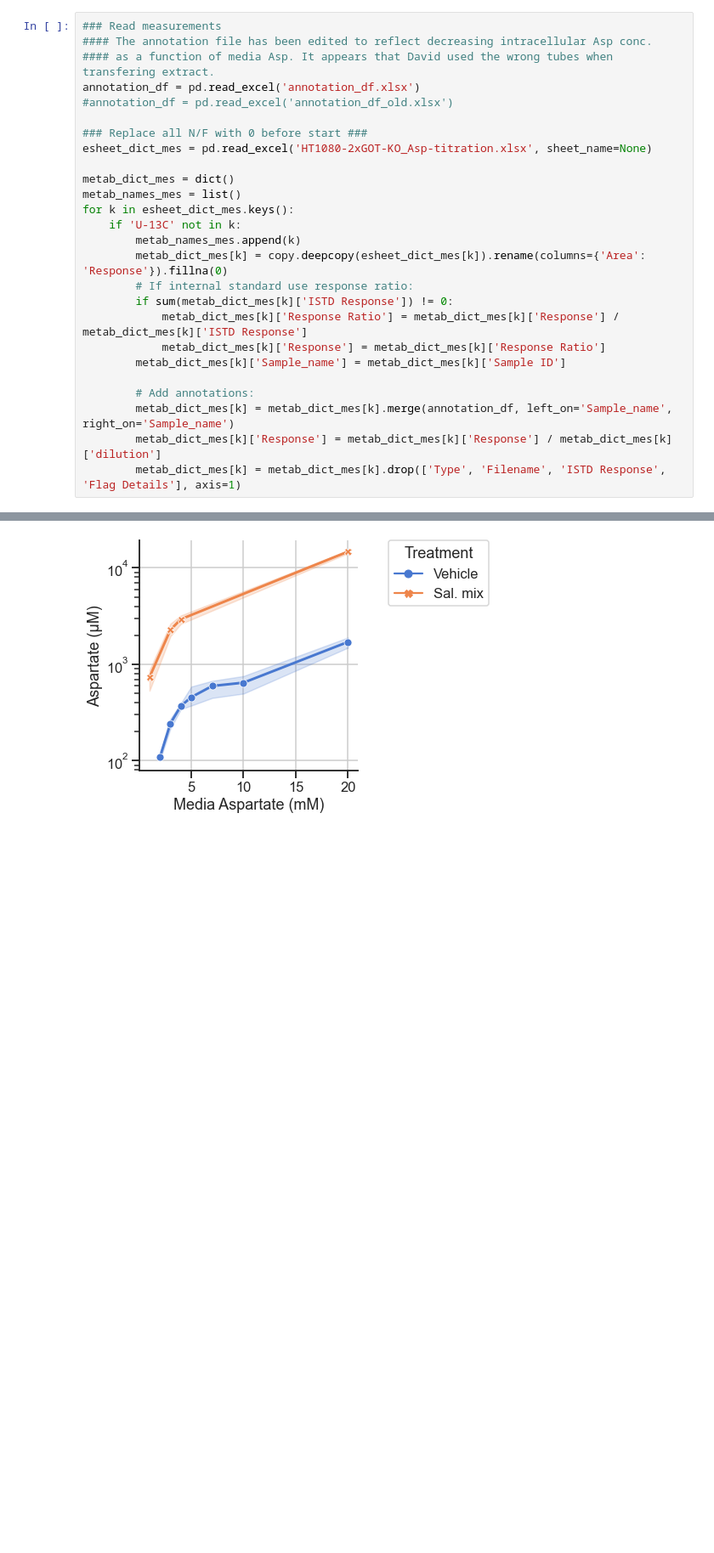
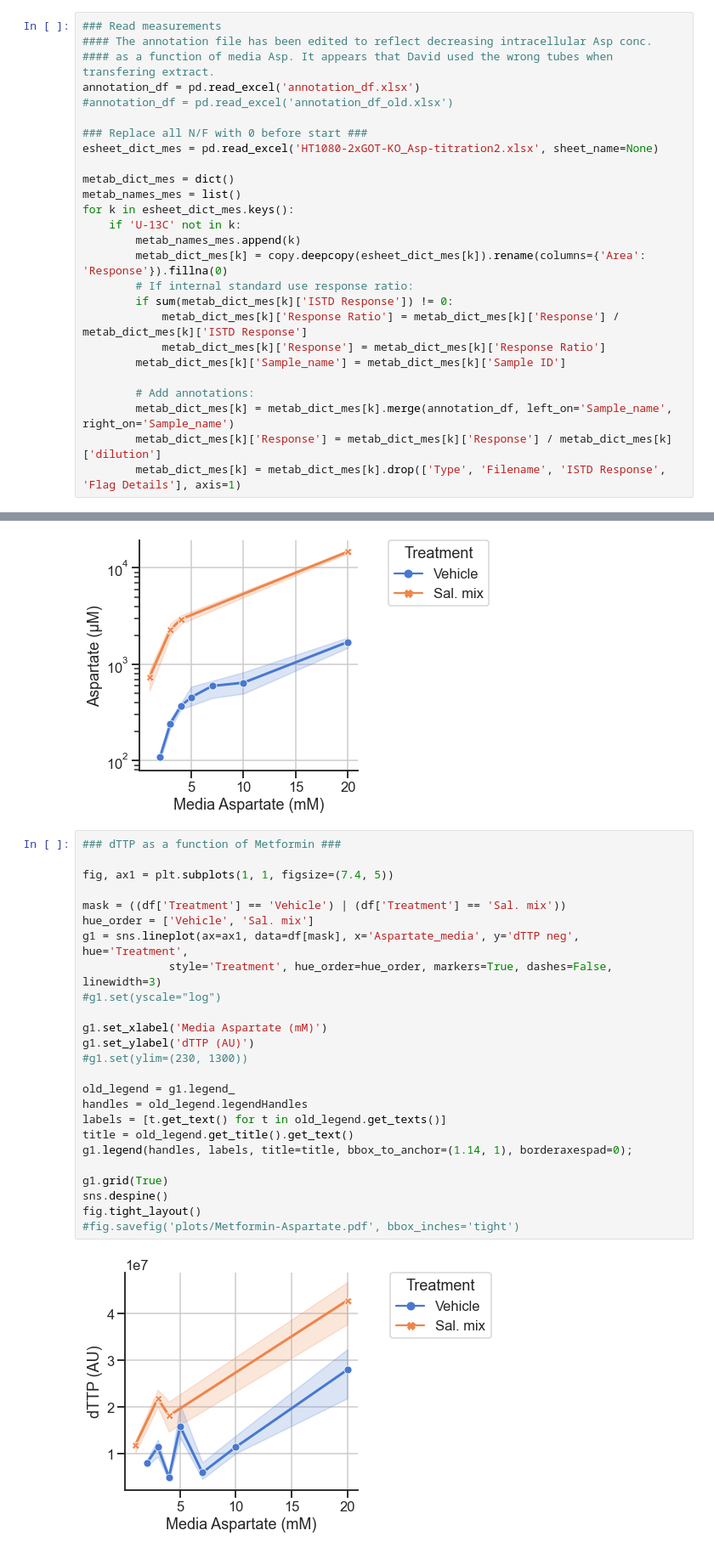
Before and after one commit to krdav/lab-work, a Jupyter notebook: HT1080-GOT-DKO_characterization/HT1080-DKO-Intracellular-Extracellular-Asp-Titration/data_processing.ipynb, the cells around one changed output, grey strips where cells are left out. Shown at 85% size. Saved outputs shown, nothing was run; the diff lists cells and outputs as text; blank space fills up the shorter version.

```diff
--- a/HT1080-GOT-DKO_characterization/HT1080-DKO-Intracellular-Extracellular-Asp-Titration/data_processing.ipynb
+++ b/HT1080-GOT-DKO_characterization/HT1080-DKO-Intracellular-Extracellular-Asp-Titration/data_processing.ipynb
@@ -36,7 +36,7 @@ annotation_df = pd.read_excel('annotation_df.xlsx')
 #annotation_df = pd.read_excel('annotation_df_old.xlsx')
 
 ### Replace all N/F with 0 before start ###
-esheet_dict_mes = pd.read_excel('HT1080-2xGOT-KO_Asp-titration.xlsx', sheet_name=None)
+esheet_dict_mes = pd.read_excel('HT1080-2xGOT-KO_Asp-titration2.xlsx', sheet_name=None)
 
 metab_dict_mes = dict()
 metab_names_mes = list()
@@ -152,6 +152,33 @@ fig.tight_layout()
 #fig.savefig('plots/Metformin-Aspartate.pdf', bbox_inches='tight')
 # %% [output]
 [figure]
+# %%
+### dTTP as a function of Metformin ###
+
+fig, ax1 = plt.subplots(1, 1, figsize=(7.4, 5))
+
+mask = ((df['Treatment'] == 'Vehicle') | (df['Treatment'] == 'Sal. mix'))
+hue_order = ['Vehicle', 'Sal. mix']
+g1 = sns.lineplot(ax=ax1, data=df[mask], x='Aspartate_media', y='dTTP neg', hue='Treatment',
+             style='Treatment', hue_order=hue_order, markers=True, dashes=False, linewidth=3)
+#g1.set(yscale="log")
+
+g1.set_xlabel('Media Aspartate (mM)')
+g1.set_ylabel('dTTP (AU)')
+#g1.set(ylim=(230, 1300))
+
+old_legend = g1.legend_
+handles = old_legend.legendHandles
+labels = [t.get_text() for t in old_legend.get_texts()]
+title = old_legend.get_title().get_text()
+g1.legend(handles, labels, title=title, bbox_to_anchor=(1.14, 1), borderaxespad=0);
+
+g1.grid(True)
+sns.despine()
+fig.tight_layout()
+#fig.savefig('plots/Metformin-Aspartate.pdf', bbox_inches='tight')
+# %% [output]
+[figure, added]
 # %%
 ### Proliferation as a function of Aspartate ###
 
```
Also changed, not shown: 3 other files.
